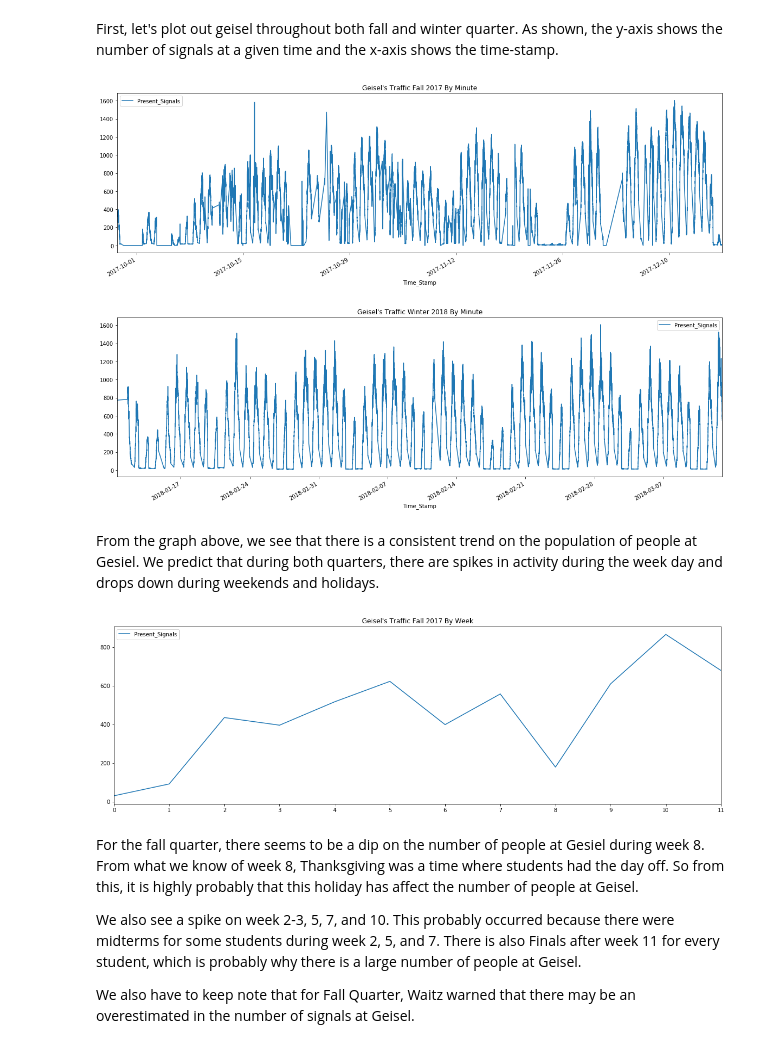
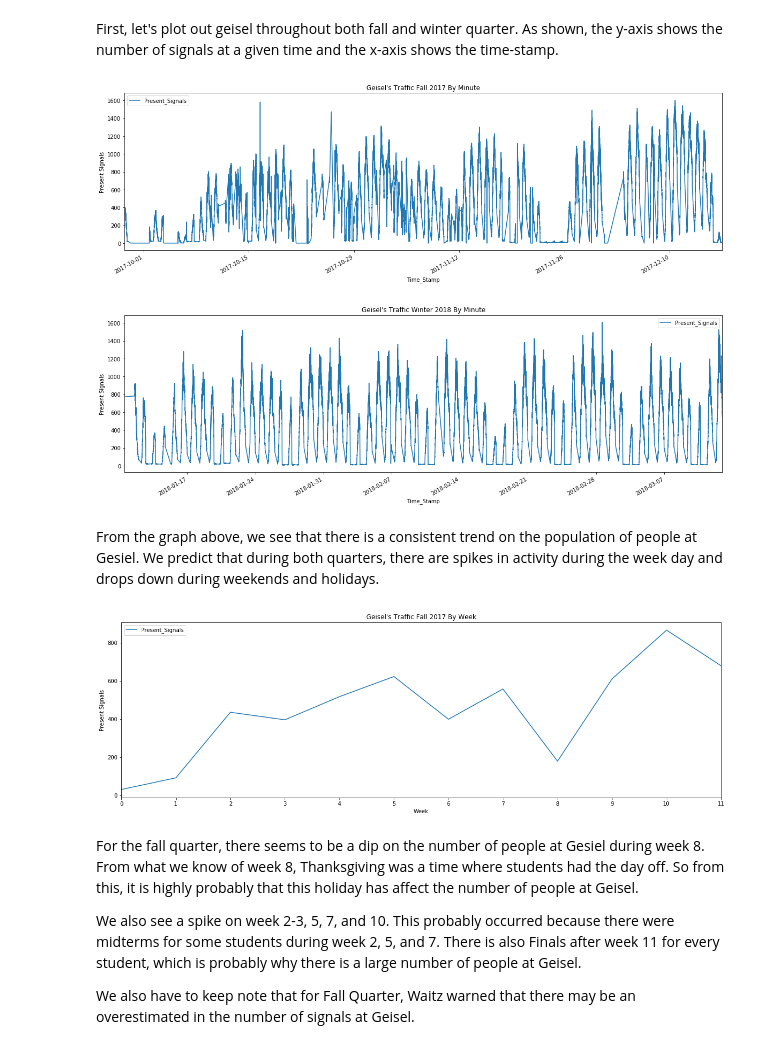
Before and after one commit to kelvinluime/Pr_059, a Jupyter notebook: FinalProject.ipynb, the cells around one changed output. Cells and saved outputs as stored; diff of their text form; code cells hidden in the pictures.

```diff
--- a/FinalProject.ipynb
+++ b/FinalProject.ipynb
@@ -944,13 +944,15 @@ First, let's plot out geisel throughout both fall and winter quarter. As shown,
 # %%
 ax = df_geisel_fall.plot()
 _ = ax.set_title("Geisel's Traffic Fall 2017 By Minute")
+plt.ylabel('Present Signals');
 # %% [output]
-[figure, old version]
+[figure, new version]
 # %%
 ax = df_geisel_winter.plot()
 _ = ax.set_title("Geisel's Traffic Winter 2018 By Minute")
+plt.ylabel('Present Signals');
 # %% [output]
-[figure, old version]
+[figure, new version]
 # %% [markdown]
 From the graph above, we see that there is a consistent trend on the population of people at Gesiel. We predict that during both quarters, there are spikes in activity during the week day and drops down during weekends and holidays.
 # %%
@@ -958,9 +960,10 @@ df_week_fall = df_geisel_fall.resample('W').mean()
 df_week_fall.index = [week for week in range(len(df_week_fall))]
 ax = df_week_fall.plot()
 plt.xticks(df_week_fall.index)
-_ = ax.set_title("Geisel's Traffic Fall 2017 By Week")
+ax.set_title("Geisel's Traffic Fall 2017 By Week");
+plt.xlabel('Week'); plt.ylabel('Present Signals');
 # %% [output]
-[figure, old version]
+[figure, new version]
 # %% [markdown]
 For the fall quarter, there seems to be a dip on the number of people at Gesiel during week 8. From what we know of week 8, Thanksgiving was a time where students had the day off. So from this, it is highly probably that this holiday has affect the number of people at Geisel.
 
```
Also changed, not shown: parts of 23 cells of this notebook.
